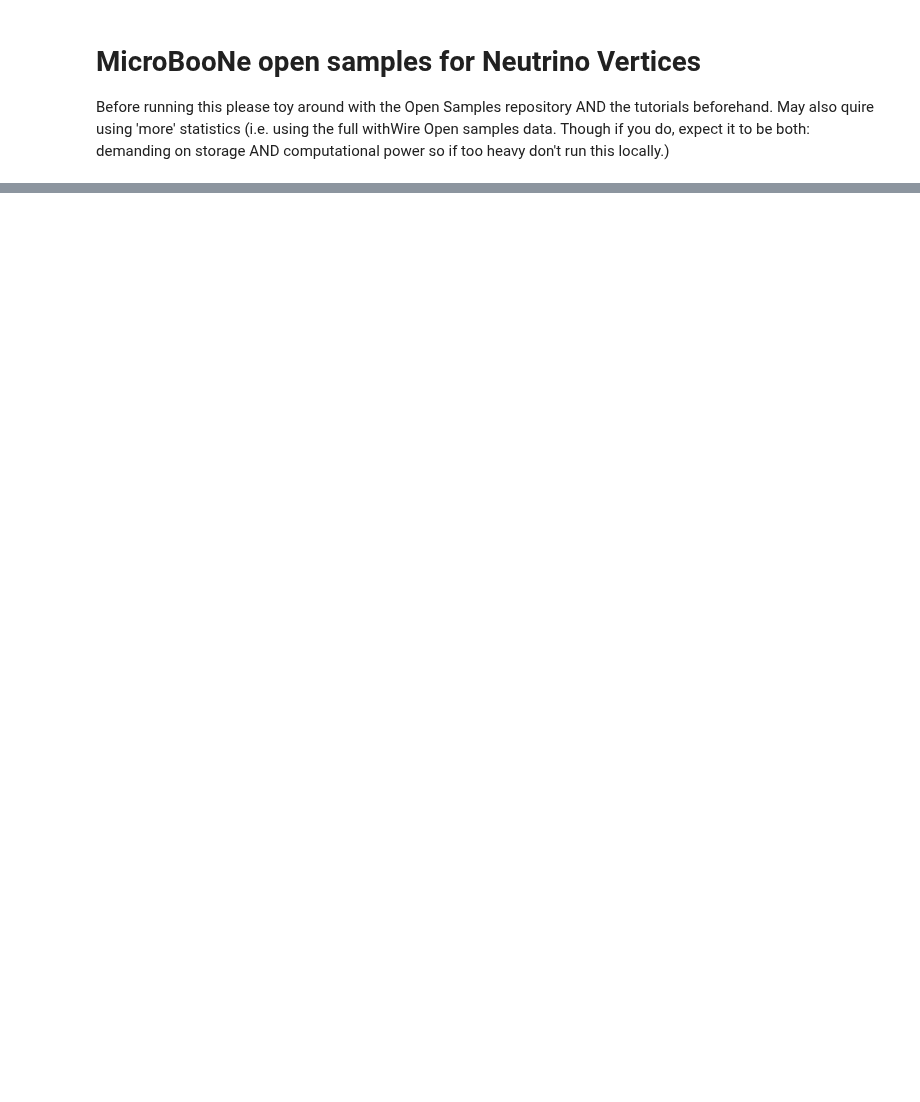
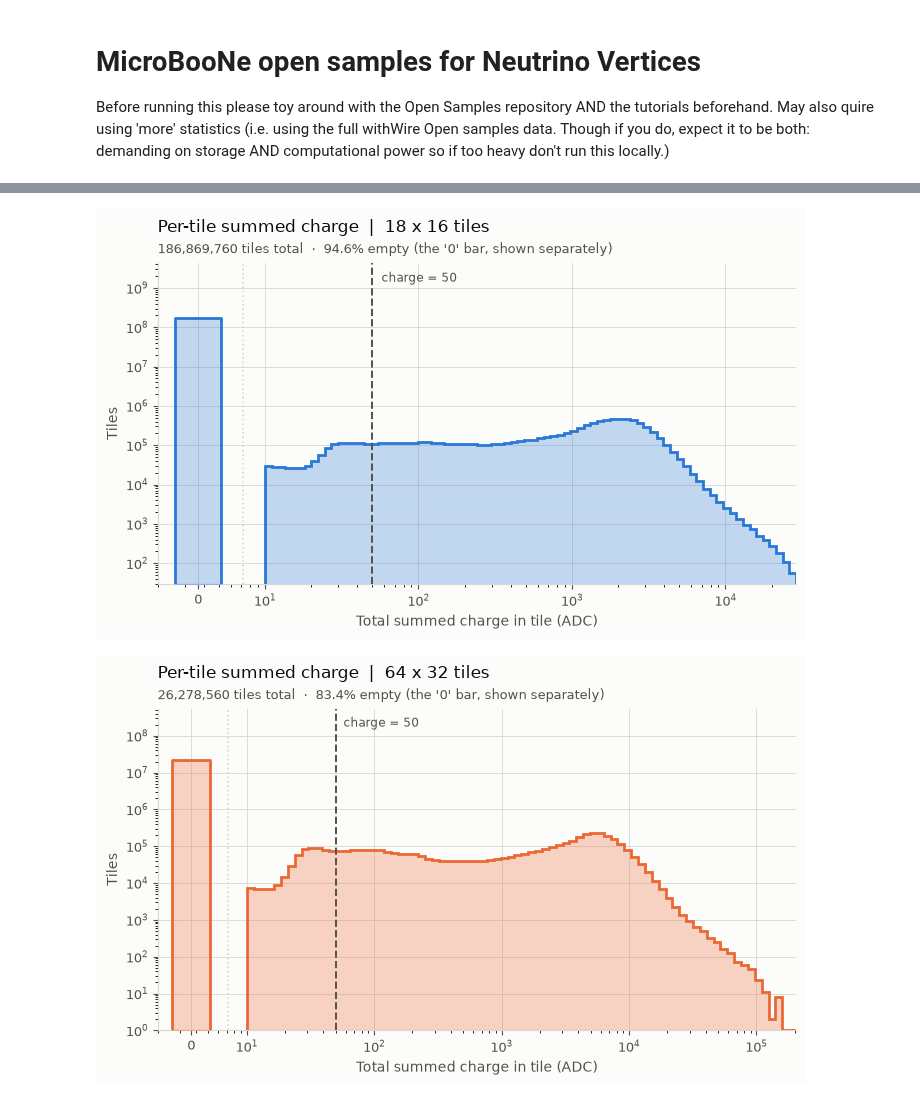
Before and after one commit to AidanShim/SCARAB, a Jupyter notebook: main_project/MBOONE/microboone_open_data_non_empty.ipynb, the cells around one changed output, grey strips where cells are left out. Cells and saved outputs as stored; diff of their text form; code cells hidden in the pictures; blank space fills up the shorter version.

```diff
--- a/main_project/MBOONE/microboone_open_data_non_empty.ipynb
+++ b/main_project/MBOONE/microboone_open_data_non_empty.ipynb
@@ -22,0 +77,72 @@ To make the new non-empty images, we will be following the procedure from the tu
+# %%
+# Three separate histograms of per-tile summed charge, one per tile size.
+# Both axes are log: charge spans ~5 decades and the counts span ~9.
+#
+# Empty tiles (charge exactly 0) cannot sit on a log axis, so they are drawn as
+# their own "0" bar in a reserved slot to the LEFT of the continuum, separated
+# by a dotted break. At 18x16 that bar holds ~177M tiles against a ~5e5 peak
+# bin -- the log y-axis is what makes both readable at once.
+
+COLOR = {(18, 16): "#2a78d6", (64, 32): "#eb6834", (864, 64): "#1baf7a"}
+INK, INK2, GRID = "#0b0b0b", "#52514e", "#d8d7d2"
+Z_LO, Z_HI, SEP = 2.6, 5.2, 7.2      # reserved slot + break position for the "0" bar
+
+for s in SIZES:
+    tw, tt = s
+    b = BINS[s]
+    centers = np.sqrt(b[:-1] * b[1:])           # geometric centres for log bins
+
+    fig, ax = plt.subplots(figsize=(7.2, 4.4))
+    fig.patch.set_facecolor("#fcfcfb")
+    ax.set_facecolor("#fcfcfb")
+
+    # non-empty tiles: the log-binned continuum
+    ax.hist(centers, bins=b, weights=counts[s], histtype="stepfilled",
+            color=COLOR[s], alpha=0.28, zorder=3)
+    ax.hist(centers, bins=b, weights=counts[s], histtype="step",
+            color=COLOR[s], linewidth=2.0, zorder=4)
+    ax.axvline(CHARGE_MIN, color=INK2, linestyle="--", linewidth=1.4, zorder=5)
+
+    ax.set_xscale("log")
+    ax.set_yscale("log")
+
+    top = max(counts[s].max(), n_empty[s]) * 25.0
+    lo = max(1.0, counts[s][counts[s] > 0].min() * 0.5) if (counts[s] > 0).any() else 1.0
+
+    # empty tiles (charge == 0), as their own bar left of the continuum
+    ax.fill_between([Z_LO, Z_HI], lo, n_empty[s], color=COLOR[s], alpha=0.28, zorder=3)
+    ax.plot([Z_LO, Z_LO, Z_HI, Z_HI], [lo, n_empty[s], n_empty[s], lo],
+            color=COLOR[s], linewidth=2.0, zorder=4)
+    ax.axvline(SEP, color=GRID, linestyle=":", linewidth=1.2, zorder=2)
+
+    ax.set_xlim(2.0, b[-1])
+    ax.set_ylim(lo, top)
+
+    decades = [10 ** k for k in range(1, int(np.floor(np.log10(b[-1]))) + 1)]
+    ax.set_xticks([np.sqrt(Z_LO * Z_HI)] + decades)
+    ax.set_xticklabels(["0"] + [r"$10^{%d}$" % int(np.log10(d)) for d in decades])
+
+    ax.set_xlabel("Total summed charge in tile (ADC)", color=INK2, fontsize=10)
+    ax.set_ylabel("Tiles", color=INK2, fontsize=10)
+    ax.set_title("Per-tile summed charge  |  %d x %d tiles" % (tw, tt),
+                 color=INK, fontsize=12, pad=22, loc="left")
+    ax.annotate("%s tiles total  ·  %.1f%% empty (the '0' bar, shown separately)"
+                % ("{:,}".format(n_tiles[s]), 100.0 * n_empty[s] / n_tiles[s]),
+                xy=(0, 1.02), xycoords="axes fraction", ha="left", va="bottom",
+                fontsize=9, color=INK2)
+    ax.annotate("charge = %d" % CHARGE_MIN, xy=(CHARGE_MIN * 1.15, top / 2.5),
+                fontsize=8.5, color=INK2, ha="left", va="center")
+
+    ax.grid(True, which="major", color=GRID, linewidth=0.6, zorder=0)
+    ax.set_axisbelow(True)
+    for sp in ("top", "right"):
+        ax.spines[sp].set_visible(False)
+    for sp in ("left", "bottom"):
+        ax.spines[sp].set_color(GRID)
+    ax.tick_params(colors=INK2, labelsize=9)
+
+    fig.tight_layout()
+    plt.show()
+# %% [output]
+[figure, added]
+[figure, added]
```
Also changed, not shown: parts of 41 cells of this notebook, 10 other files.
